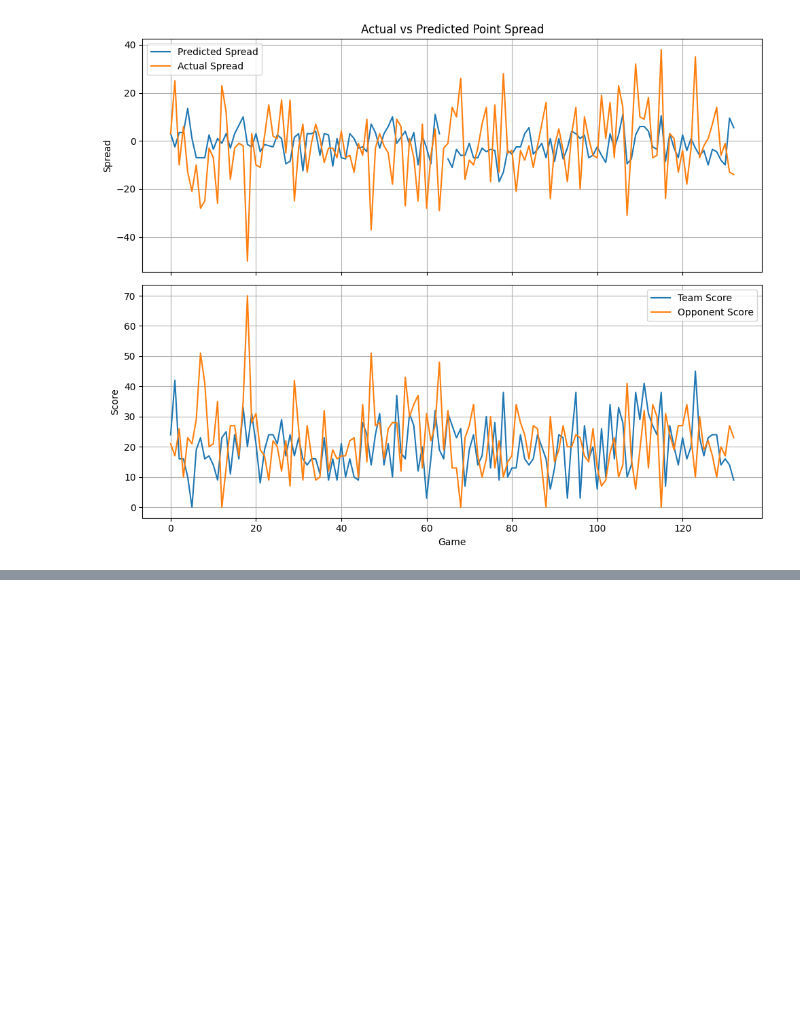
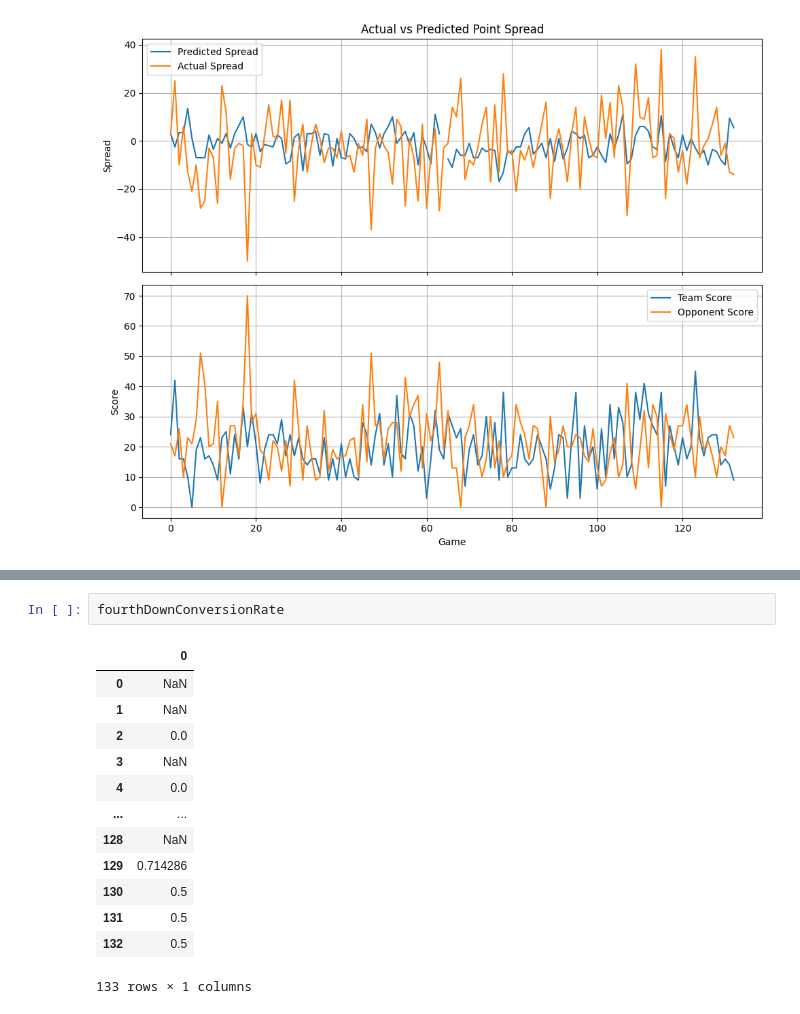
Before and after one commit to Rwmillham/MLFootballOddsAlgo, a Jupyter notebook: FootballTester.ipynb, the cells around one changed output, grey strips where cells are left out. Drawn from its saved outputs; the diff is of its cells as text; blank space fills up the shorter version.

```diff
--- a/FootballTester.ipynb
+++ b/FootballTester.ipynb
@@ -194 +279,17 @@ temp = np.ones((3,3))
+# %%
+fourthDownConversionRate
+# %% [output]
+|  | 0 |
+| 0 | NaN |
+| 1 | NaN |
+| 2 | 0.0 |
+| 3 | NaN |
+| 4 | 0.0 |
+| ... | ... |
+| 128 | NaN |
+| 129 | 0.714286 |
+| 130 | 0.5 |
+| 131 | 0.5 |
+| 132 | 0.5 |
+133 rows × 1 columns
 # %%
```
Also changed, not shown: parts of 5 cells of this notebook, 1 other file.
